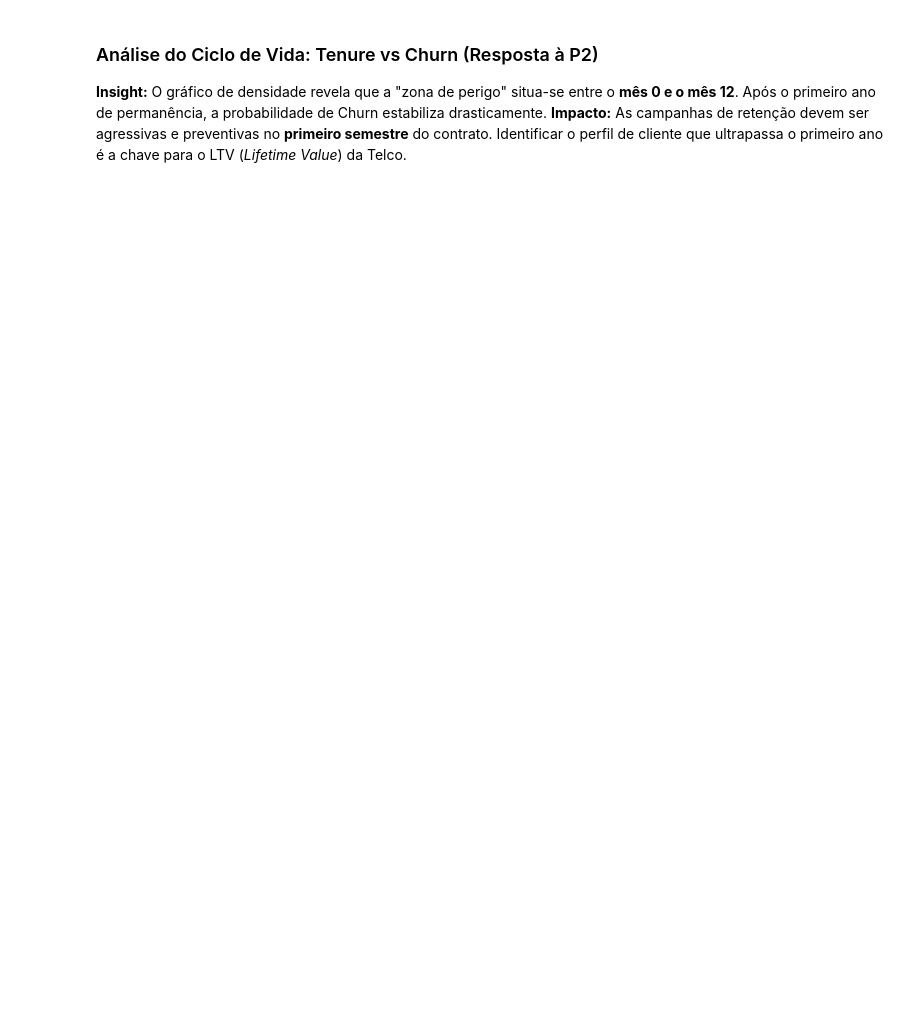
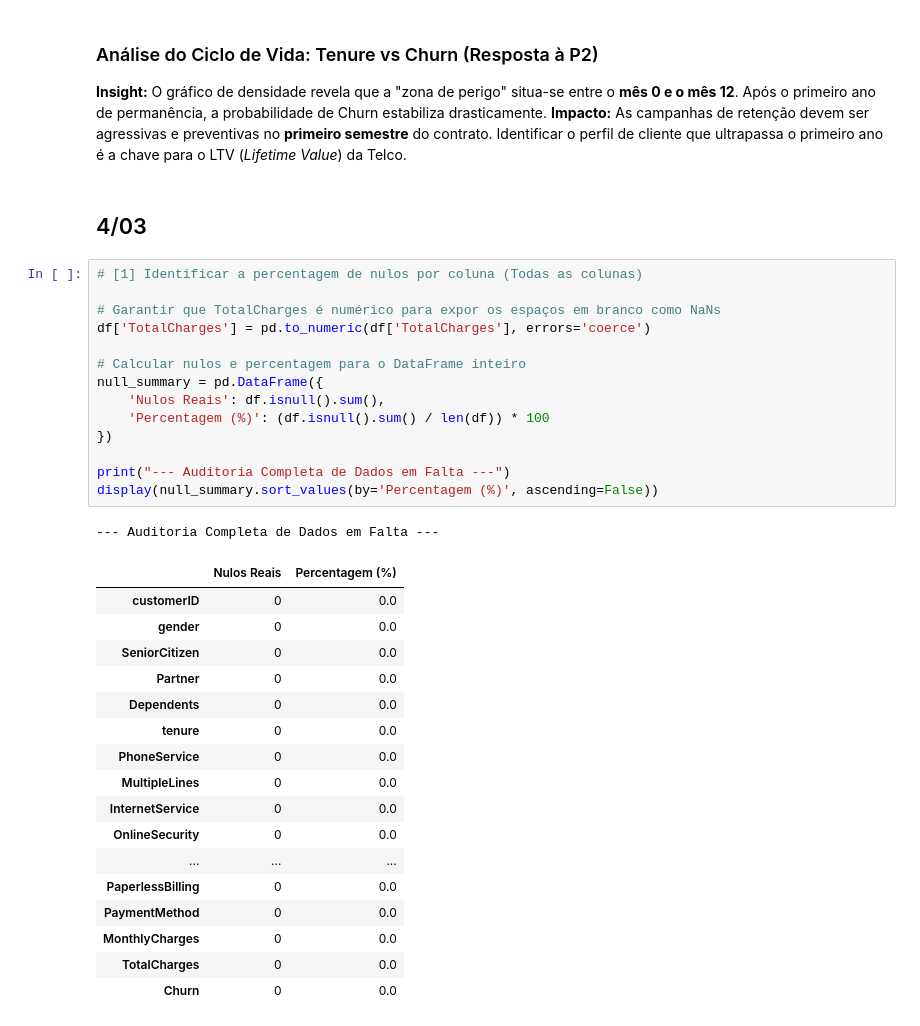
Before and after one commit to SalvadorCabecas/projeto_cdg_grupo9, a Jupyter notebook: notebooks/1-0-eda-limpeza.ipynb, the cells around one changed output. Drawn from its saved outputs; the diff is of its cells as text; blank space fills up the shorter version.

```diff
--- a/notebooks/1-0-eda-limpeza.ipynb
+++ b/notebooks/1-0-eda-limpeza.ipynb
@@ -336,3 +328,38 @@ plt.show()
 ### Análise do Ciclo de Vida: Tenure vs Churn (Resposta à P2)
 **Insight:** O gráfico de densidade revela que a "zona de perigo" situa-se entre o **mês 0 e o mês 12**. Após o primeiro ano de permanência, a probabilidade de Churn estabiliza drasticamente.
 **Impacto:** As campanhas de retenção devem ser agressivas e preventivas no **primeiro semestre** do contrato. Identificar o perfil de cliente que ultrapassa o primeiro ano é a chave para o LTV (*Lifetime Value*) da Telco.
+# %% [markdown]
+## 4/03
+# %%
+# [1] Identificar a percentagem de nulos por coluna (Todas as colunas)
+
+# Garantir que TotalCharges é numérico para expor os espaços em branco como NaNs
+df['TotalCharges'] = pd.to_numeric(df['TotalCharges'], errors='coerce')
+
+# Calcular nulos e percentagem para o DataFrame inteiro
+null_summary = pd.DataFrame({
+    'Nulos Reais': df.isnull().sum(),
+    'Percentagem (%)': (df.isnull().sum() / len(df)) * 100
+})
+
+print("--- Auditoria Completa de Dados em Falta ---")
+display(null_summary.sort_values(by='Percentagem (%)', ascending=False))
+# %% [output]
+--- Auditoria Completa de Dados em Falta ---
+|  | Nulos Reais | Percentagem (%) |
+| customerID | 0 | 0.0 |
+| gender | 0 | 0.0 |
+| SeniorCitizen | 0 | 0.0 |
+| Partner | 0 | 0.0 |
+| Dependents | 0 | 0.0 |
+| tenure | 0 | 0.0 |
+| PhoneService | 0 | 0.0 |
+| MultipleLines | 0 | 0.0 |
+| InternetService | 0 | 0.0 |
+| OnlineSecurity | 0 | 0.0 |
+| ... | ... | ... |
+| PaperlessBilling | 0 | 0.0 |
+| PaymentMethod | 0 | 0.0 |
+| MonthlyCharges | 0 | 0.0 |
+| TotalCharges | 0 | 0.0 |
+| Churn | 0 | 0.0 |
```
Also changed, not shown: parts of 2 cells of this notebook.
